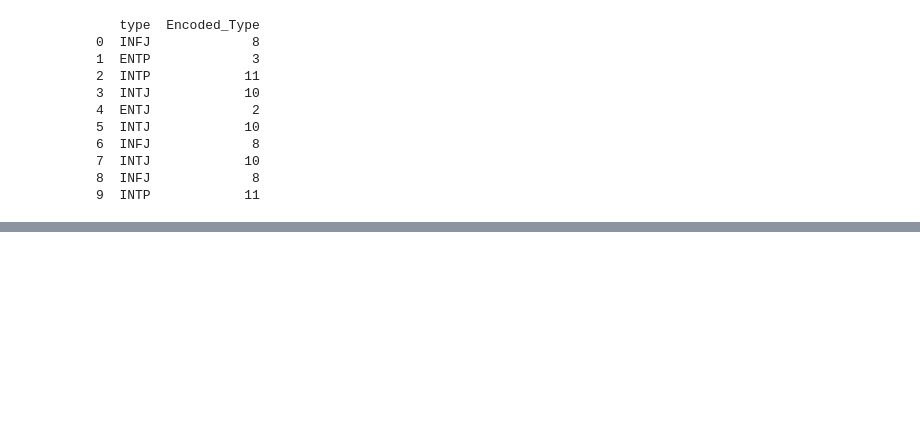
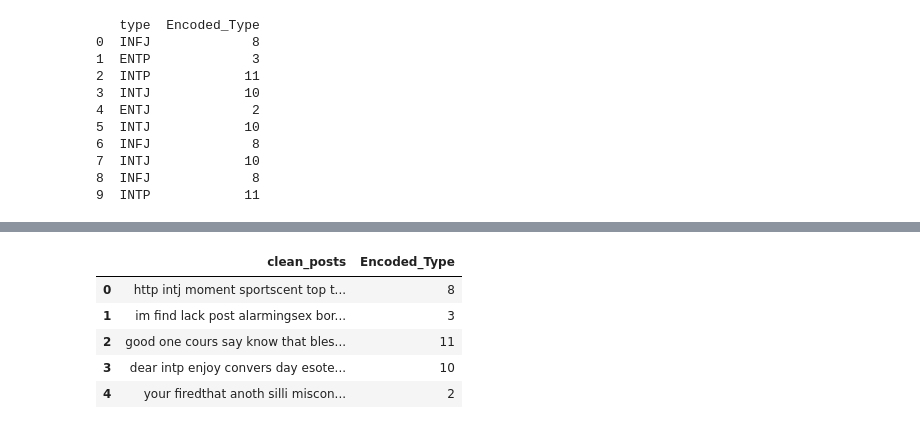
Before and after one commit to prakritea/-Myers-Briggs-Personality-Type-Identification, a Jupyter notebook: mbti.ipynb, the cells around one changed output, grey strips where cells are left out. Cells and saved outputs as stored; diff of their text form; code cells hidden in the pictures; blank space fills up the shorter version.

```diff
--- a/mbti.ipynb
+++ b/mbti.ipynb
@@ -282,3 +293,12 @@ print(preprocessed_data[['type', 'Encoded_Type']].head(10))
+# %%
+preprocessed_data.head()
+# %% [output]
+|  | clean_posts | Encoded_Type |
+| 0 | http intj moment sportscent top t... | 8 |
+| 1 | im find lack post alarmingsex bor... | 3 |
+| 2 | good one cours say know that bles... | 11 |
+| 3 | dear intp enjoy convers day esote... | 10 |
+| 4 | your firedthat anoth silli miscon... | 2 |
 # %%
 from sklearn.feature_extraction.text import TfidfVectorizer
 
```
Also changed, not shown: parts of 9 cells of this notebook.
